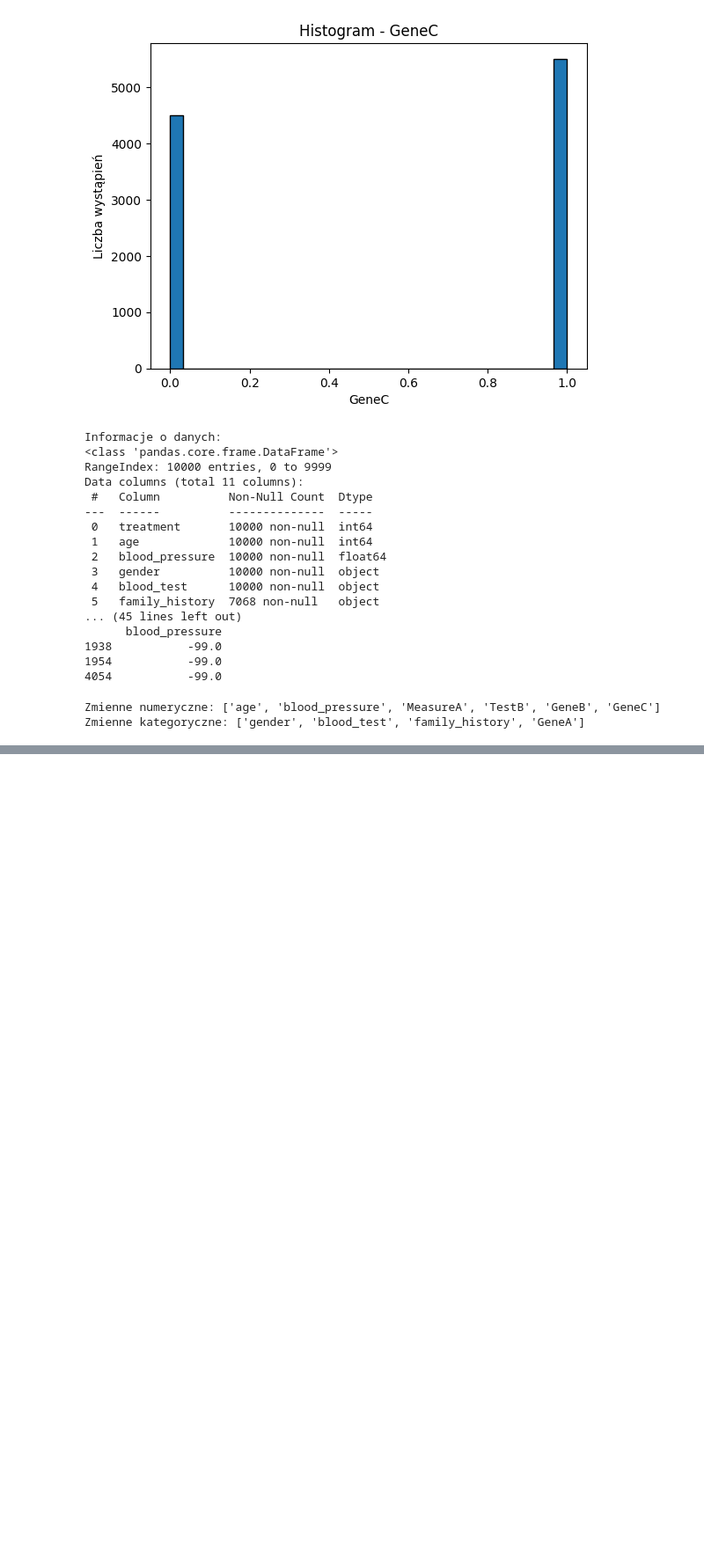
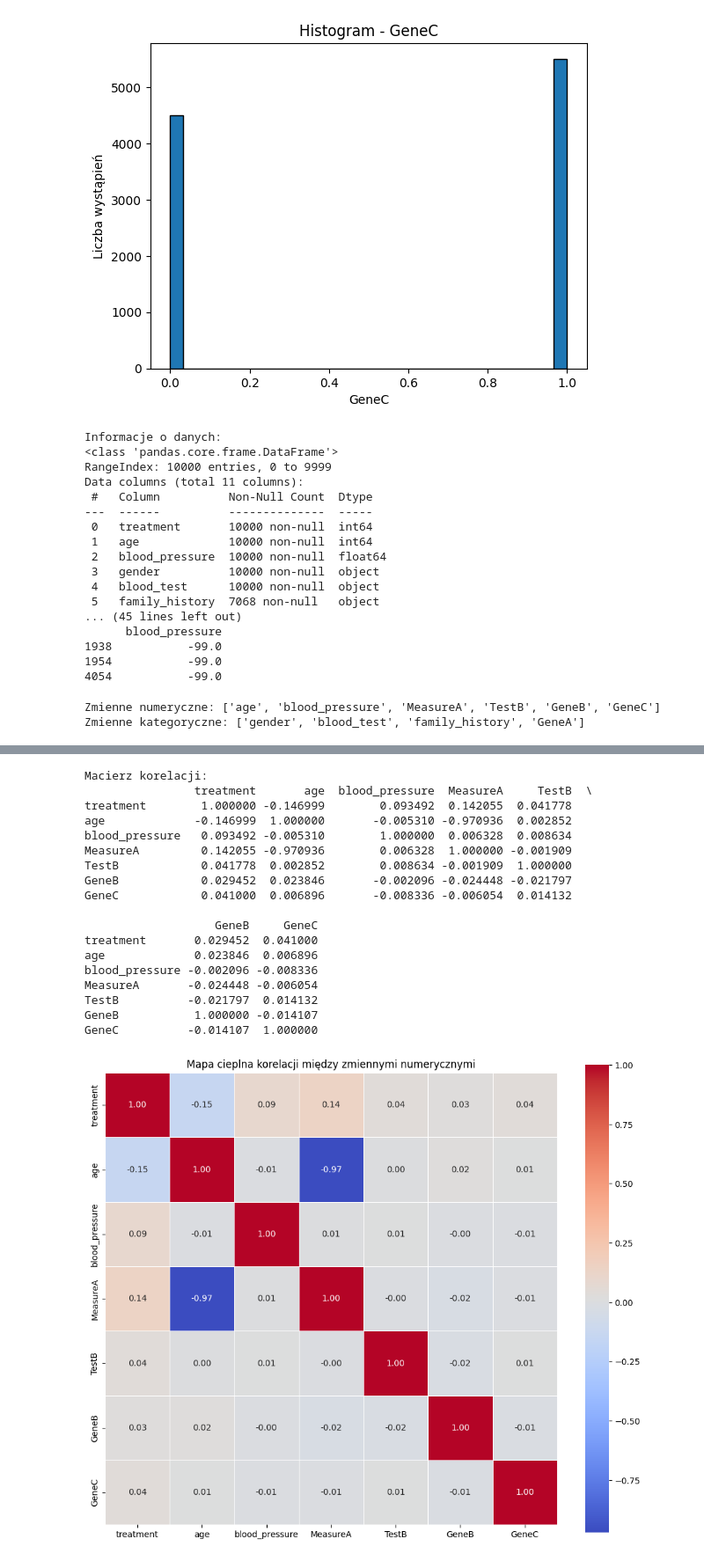
Before and after one commit to mikolaj-sujka/Explainable_ai_UJ, a Jupyter notebook: problem_set_2.ipynb, the cells around one changed output, grey strips where cells are left out. Shown at 88% size. Drawn from its saved outputs; the diff is of its cells as text; code cells hidden in the pictures; blank space fills up the shorter version.

```diff
--- a/problem_set_2.ipynb
+++ b/problem_set_2.ipynb
@@ -271,0 +304,39 @@ Tworzenie Partial Dependence Plot dla cechy: age
+# %%
+# Importujemy dodatkową bibliotekę do wizualizacji mapy cieplnej
+import seaborn as sns
+
+# Wybieramy zmienne numeryczne z zestawu danych (po uprzednim wczytaniu i oczyszczeniu danych)
+numeric_features = data.select_dtypes(include=[np.number]).columns.tolist()
+
+# Obliczamy macierz korelacji dla zmiennych numerycznych
+corr_matrix = data[numeric_features].corr()
+
+# Wyświetlamy macierz korelacji w postaci tabeli
+print("Macierz korelacji:")
+print(corr_matrix)
+
+# Wizualizacja macierzy korelacji za pomocą mapy cieplnej
+plt.figure(figsize=(12, 10))
+sns.heatmap(corr_matrix, annot=True, fmt=".2f", cmap="coolwarm", square=True, linewidths=0.5)
+plt.title("Mapa cieplna korelacji między zmiennymi numerycznymi")
+plt.show()
+# %% [output]
+Macierz korelacji:
+                treatment       age  blood_pressure  MeasureA     TestB  \
+treatment        1.000000 -0.146999        0.093492  0.142055  0.041778
+age             -0.146999  1.000000       -0.005310 -0.970936  0.002852
+blood_pressure   0.093492 -0.005310        1.000000  0.006328  0.008634
+MeasureA         0.142055 -0.970936        0.006328  1.000000 -0.001909
+TestB            0.041778  0.002852        0.008634 -0.001909  1.000000
+GeneB            0.029452  0.023846       -0.002096 -0.024448 -0.021797
+GeneC            0.041000  0.006896       -0.008336 -0.006054  0.014132
+
+                   GeneB     GeneC
+treatment       0.029452  0.041000
+age             0.023846  0.006896
+blood_pressure -0.002096 -0.008336
+MeasureA       -0.024448 -0.006054
+TestB          -0.021797  0.014132
+GeneB           1.000000 -0.014107
+GeneC          -0.014107  1.000000
+[figure, added]
```
Also changed, not shown: parts of 2 cells of this notebook.
